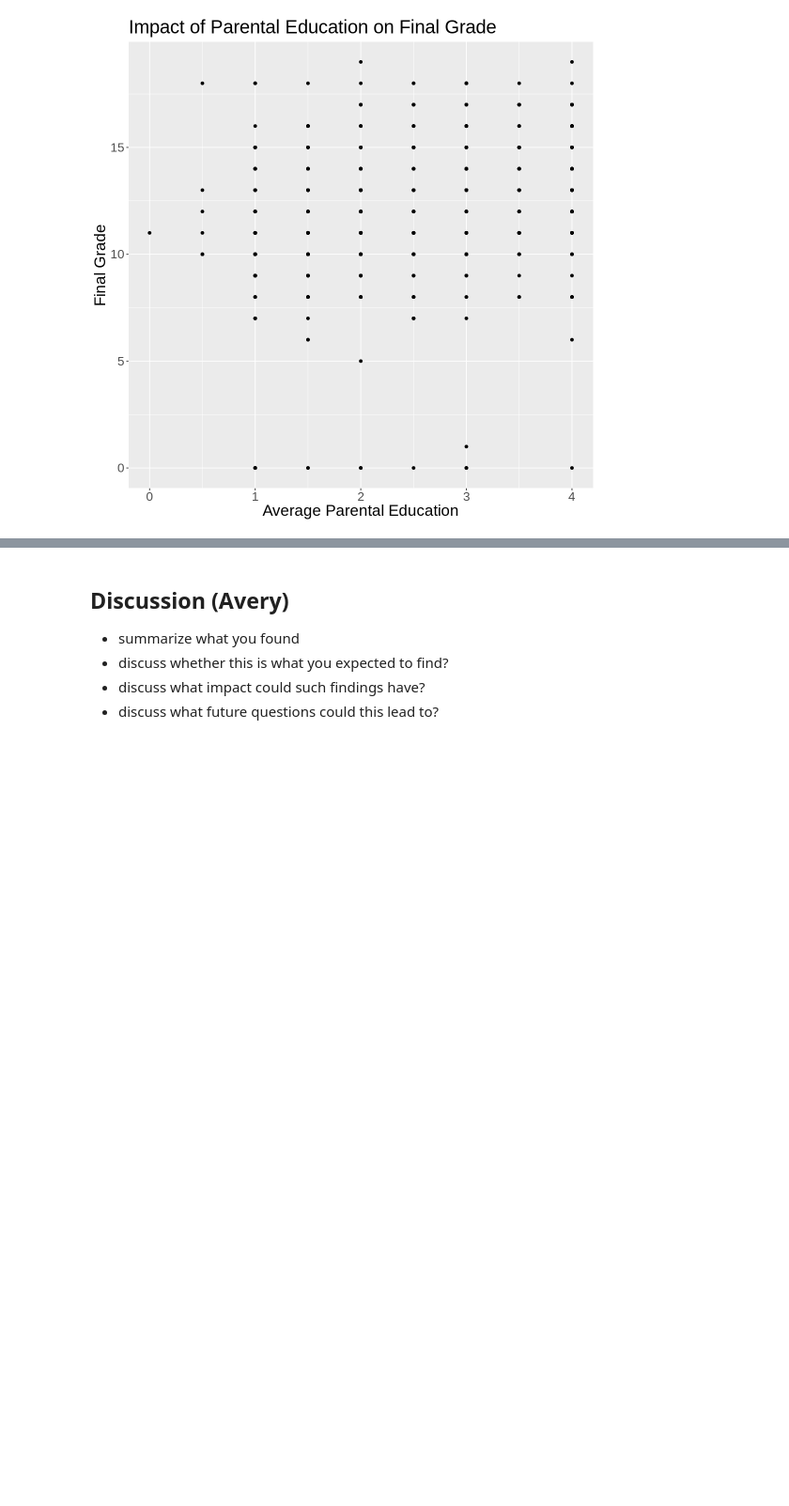
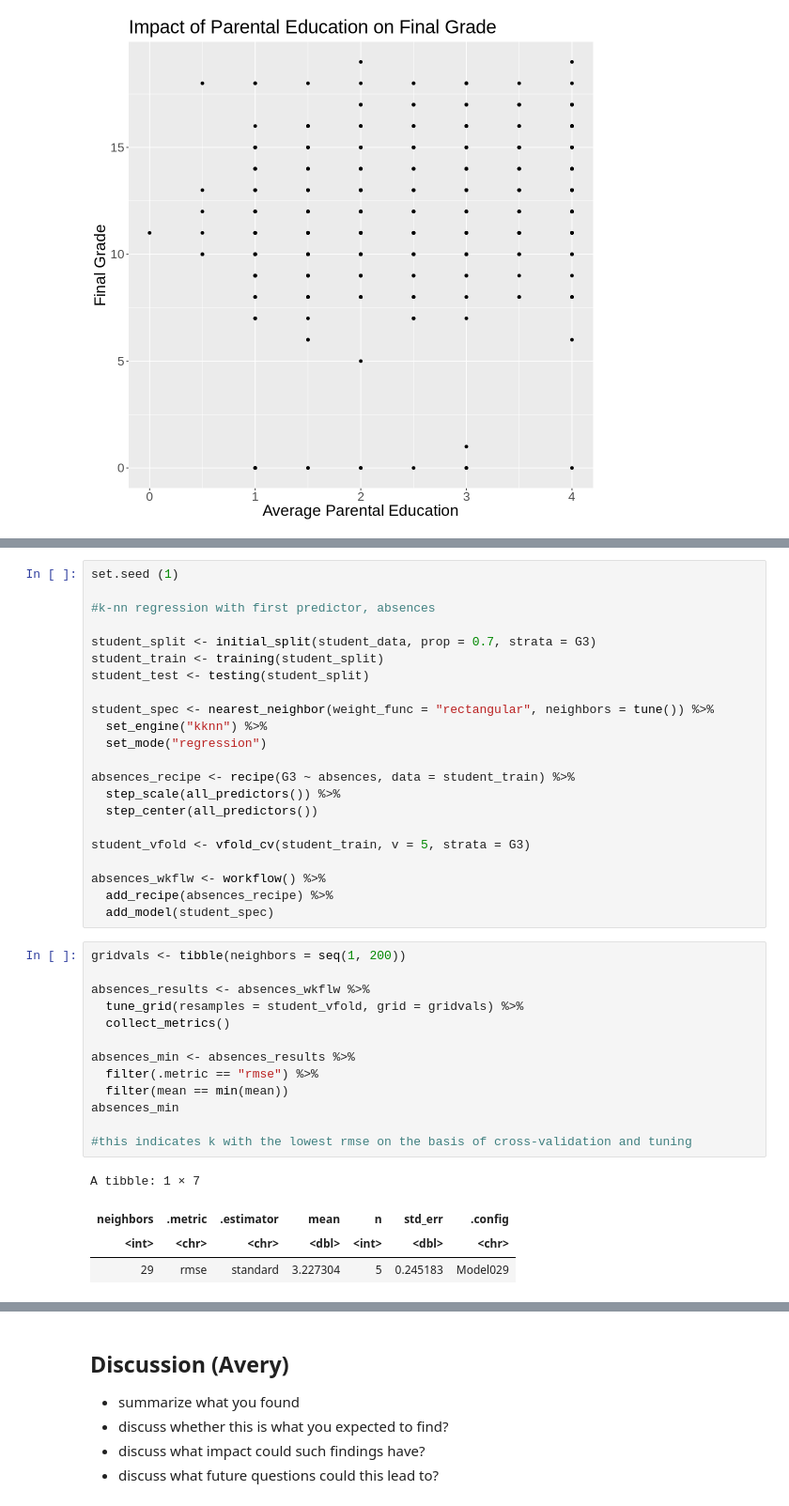
Before and after one commit to jsonthany/dsci_100_project, a Jupyter notebook: project_report.ipynb, the cells around one changed output, grey strips where cells are left out. Shown: that part at 94% size. Drawn from its saved outputs; the diff is of its cells as text; blank space fills up the shorter version.

```diff
--- a/project_report.ipynb
+++ b/project_report.ipynb
@@ -140,0 +126,40 @@ studytime_plot
+# %%
+set.seed (1)
+
+#k-nn regression with first predictor, absences
+
+student_split <- initial_split(student_data, prop = 0.7, strata = G3)
+student_train <- training(student_split)
+student_test <- testing(student_split)
+
+student_spec <- nearest_neighbor(weight_func = "rectangular", neighbors = tune()) %>%
+  set_engine("kknn") %>%
+  set_mode("regression")
+
+absences_recipe <- recipe(G3 ~ absences, data = student_train) %>%
+  step_scale(all_predictors()) %>%
+  step_center(all_predictors())
+
+student_vfold <- vfold_cv(student_train, v = 5, strata = G3)
+
+absences_wkflw <- workflow() %>%
+  add_recipe(absences_recipe) %>%
+  add_model(student_spec)
+# %%
+gridvals <- tibble(neighbors = seq(1, 200))
+
+absences_results <- absences_wkflw %>%
+  tune_grid(resamples = student_vfold, grid = gridvals) %>%
+  collect_metrics()
+
+absences_min <- absences_results %>%
+  filter(.metric == "rmse") %>%
+  filter(mean == min(mean))
+absences_min
+
+#this indicates k with the lowest rmse on the basis of cross-validation and tuning
+# %% [output]
+A tibble: 1 × 7
+| neighbors | .metric | .estimator | mean | n | std_err | .config |
+| <int> | <chr> | <chr> | <dbl> | <int> | <dbl> | <chr> |
+| 29 | rmse | standard | 3.227304 | 5 | 0.245183 | Model029 |
```
Also changed, not shown: parts of 10 cells of this notebook.
